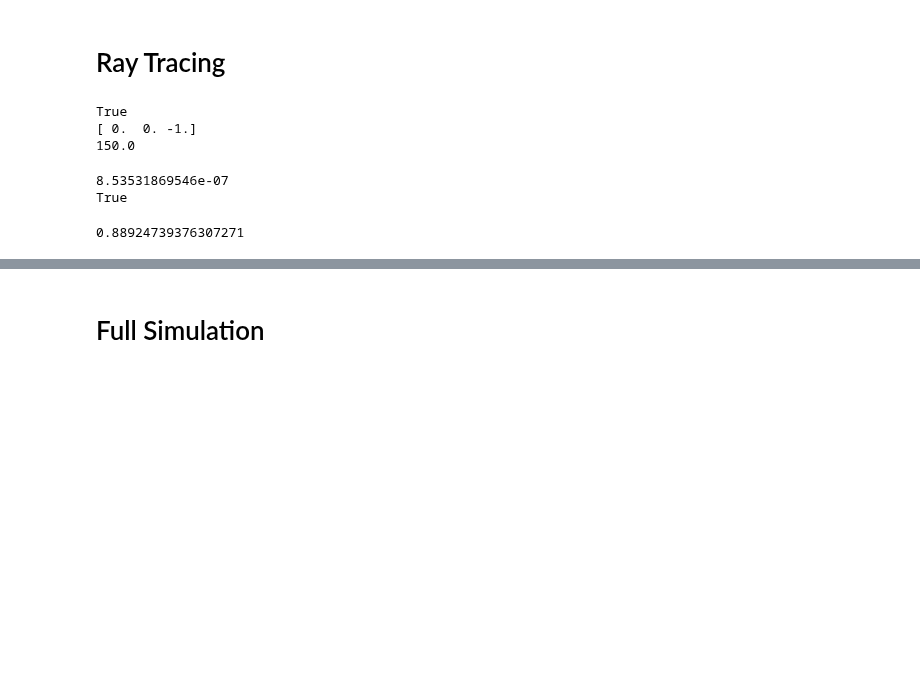
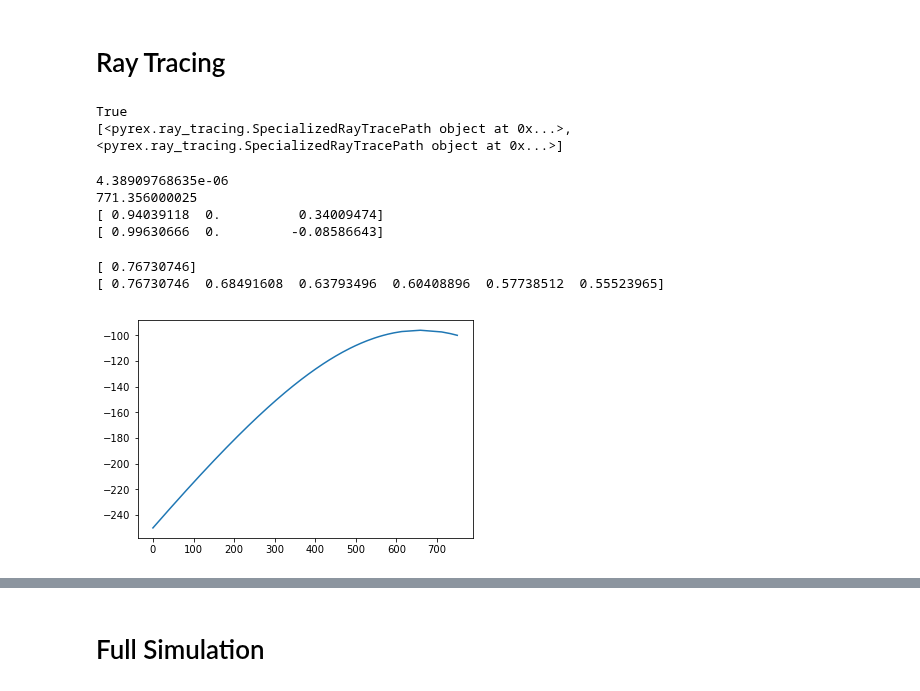
Before and after one commit to bhokansonfasig/pyrex, a Jupyter notebook: Code Examples.ipynb, the cells around one changed output, grey strips where cells are left out. Saved outputs shown, nothing was run; the diff lists cells and outputs as text; code cells hidden in the pictures; blank space fills up the shorter version.

```diff
--- a/Code Examples.ipynb
+++ b/Code Examples.ipynb
@@ -486,22 +485,30 @@ my_path = pyrex.PathFinder(ice_model=pyrex.IceModel,
-# %%
-print(my_path.exists)
-print(my_path.emitted_ray)
-print(my_path.path_length)
-# %% [output]
-True
-[ 0.  0. -1.]
-150.0
-# %%
-print(my_path.time_of_flight(n_steps=100))
-print(my_path.time_of_flight() == my_path.tof)
-# %% [output]
-8.53531869546e-07
-True
-# %%
-frequency = 1e9 # Hz
-my_path.attenuation(f=frequency, n_steps=100)
-# %% [output]
-0.88924739376307271
+# %%
+print(my_ray_tracer.exists)
+print(my_ray_tracer.solutions)
+# %% [output]
+True
+[<pyrex.ray_tracing.SpecializedRayTracePath object at 0x...>, <pyrex.ray_tracing.SpecializedRayTracePath object at 0x...>]
+# %%
+my_path = my_ray_tracer.solutions[0]
+print(my_path.tof)
+print(my_path.path_length)
+print(my_path.emitted_direction)
+print(my_path.received_direction)
+# %% [output]
+4.38909768635e-06
+771.356000025
+[ 0.94039118  0.          0.34009474]
+[ 0.99630666  0.         -0.08586643]
+# %%
+frequency = 500e6 # Hz
+print(my_path.attenuation(100e6))
+print(my_path.attenuation(np.linspace(1e8, 1e9, 6)))
+plt.plot(my_path.coordinates[0], my_path.coordinates[2])
+plt.show()
+# %% [output]
+[ 0.76730746]
+[ 0.76730746  0.68491608  0.63793496  0.60408896  0.57738512  0.55523965]
+[figure, added]
 # %%
 time_array = np.linspace(0, 5e-9, 1001)
 my_signal = (pyrex.FunctionSignal(time_array, lambda t: np.sin(1e9*2*np.pi*t))
```
Also changed, not shown: parts of 9 cells of this notebook, 4 other files.
